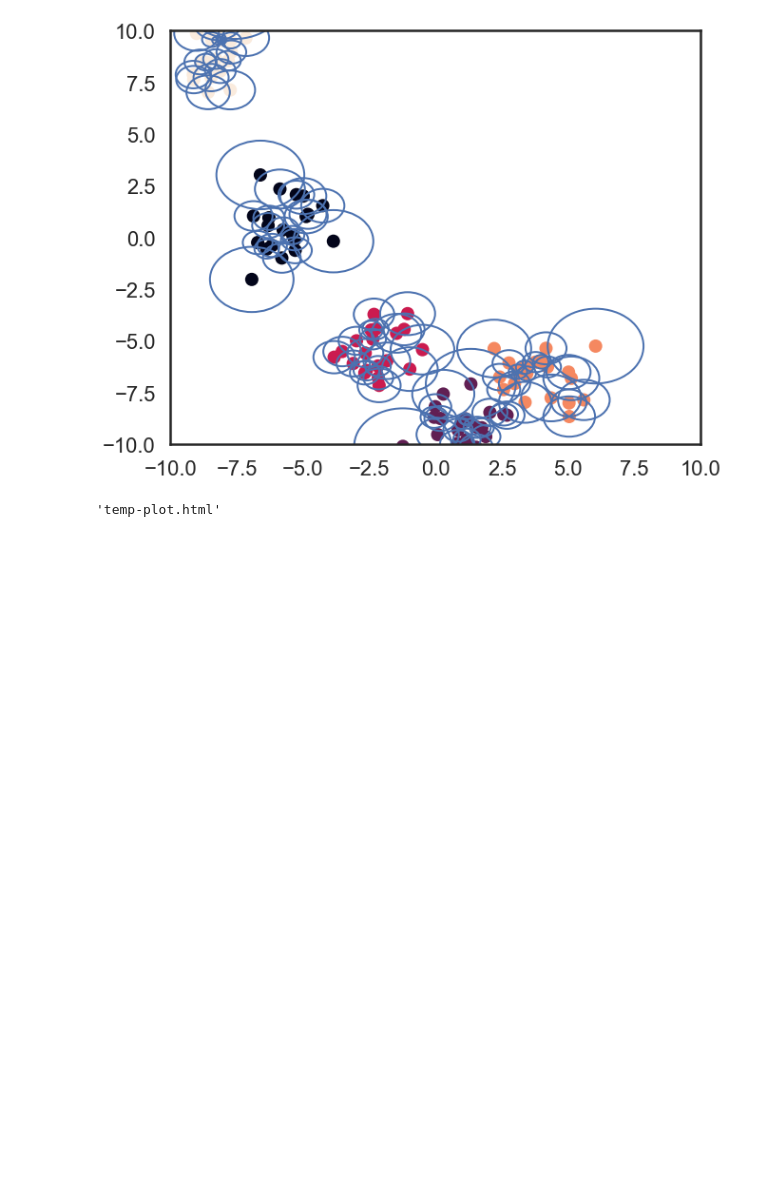
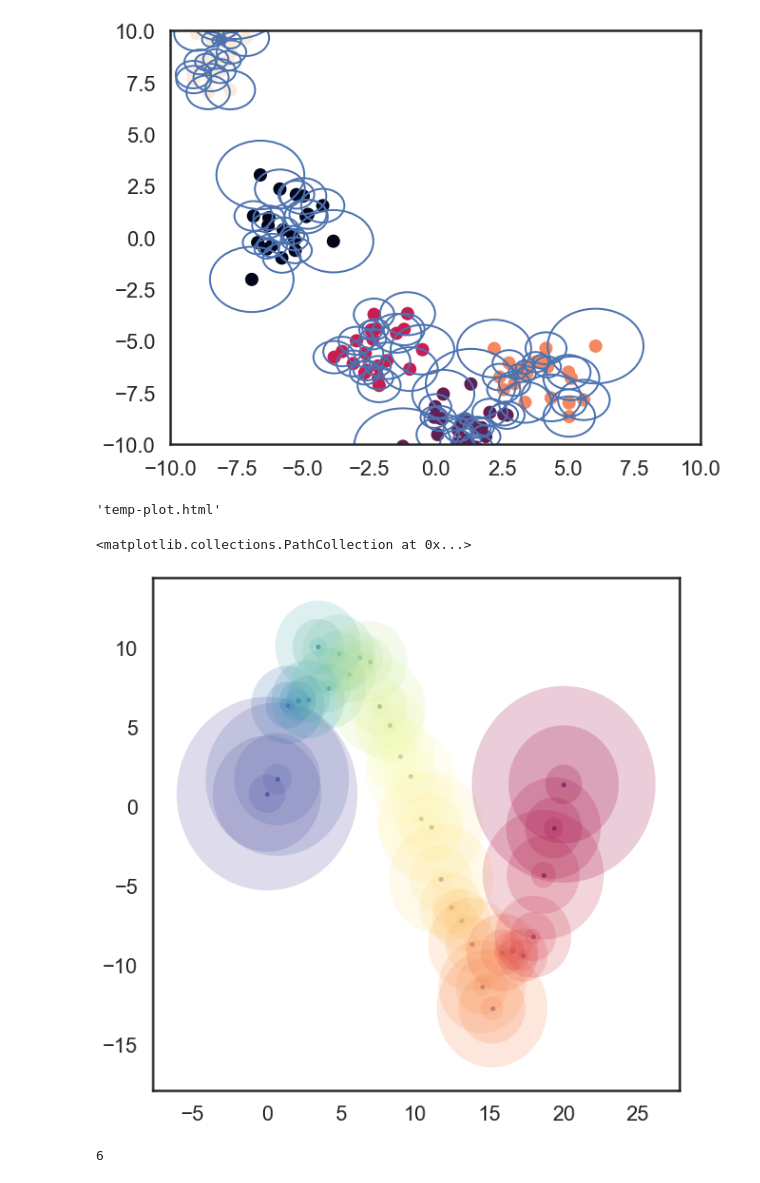
Before and after one commit to algoasylum/Pycon-UMAP, a Jupyter notebook: Open_Ball_Plot.ipynb, the cells around one changed output. Drawn from its saved outputs; the diff is of its cells as text; code cells hidden in the pictures; blank space fills up the shorter version.

```diff
--- a/Open_Ball_Plot.ipynb
+++ b/Open_Ball_Plot.ipynb
@@ -201,16 +200,36 @@ plotly.offline.plot(fig)
 # %% [output]
 'temp-plot.html'
 # %%
-from matplotlib.patches import Ellipse
+from matplotlib.patches import Circle
 
-def draw_simple_ellipse(position, width, height, angle,
+def draw_circle(position, radius,
                         ax=None, from_size=0.1, to_size=0.5, n_ellipses=3,
-                        alpha=0.1, color=None,
+                        alpha=1, color=None,
                         **kwargs):
     ax = ax or plt.gca()
-    angle = (angle / np.pi) * 180
-    width, height = np.sqrt(width), np.sqrt(height)
     # Draw the Ellipse
     for nsig in np.linspace(from_size, to_size, n_ellipses):
-        ax.add_patch(Ellipse(position, nsig * width, nsig * height,
-                             angle, alpha=alpha, lw=0, color=color, **kwargs))
+        ax.add_patch(Circle(position, nsig * radius, alpha=alpha, lw=0, color=color, **kwargs))
+# %%
+fig = plt.figure(figsize=(10,10))
+ax = fig.add_subplot(111)
+colors = plt.get_cmap('Spectral_r')(np.linspace(0, 1, len(sigmas)))
+for i in range(len(sigmas)):
+    pos = data[i, :2]
+    draw_circle(pos, max(knn_dists[i]),
+                        ax, color=colors[int(data[i,2])],
+                        from_size=0.2, to_size=1.0, alpha=0.2)
+ax.scatter(data[:,0],
+           data[:,1],
+           s=9)
+# %% [output]
+<matplotlib.collections.PathCollection at 0x...>
+[figure, added]
+# %%
+radii = []
+for i in range(len(sigmas)):
+    radii.append(int(max(knn_dists[i])))
+dcolor = set(radii)
+max(dcolor)
+# %% [output]
+6
```
Also changed, not shown: parts of 16 cells of this notebook.
